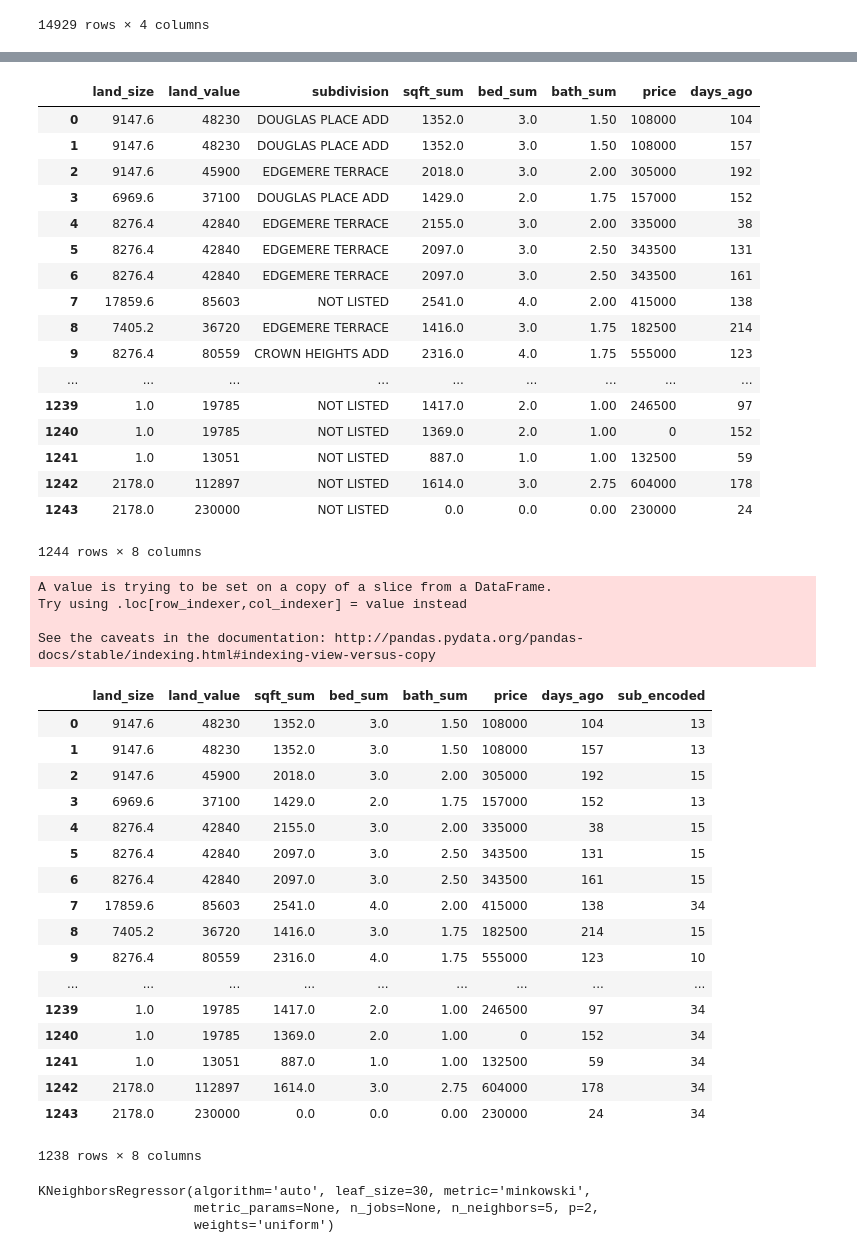
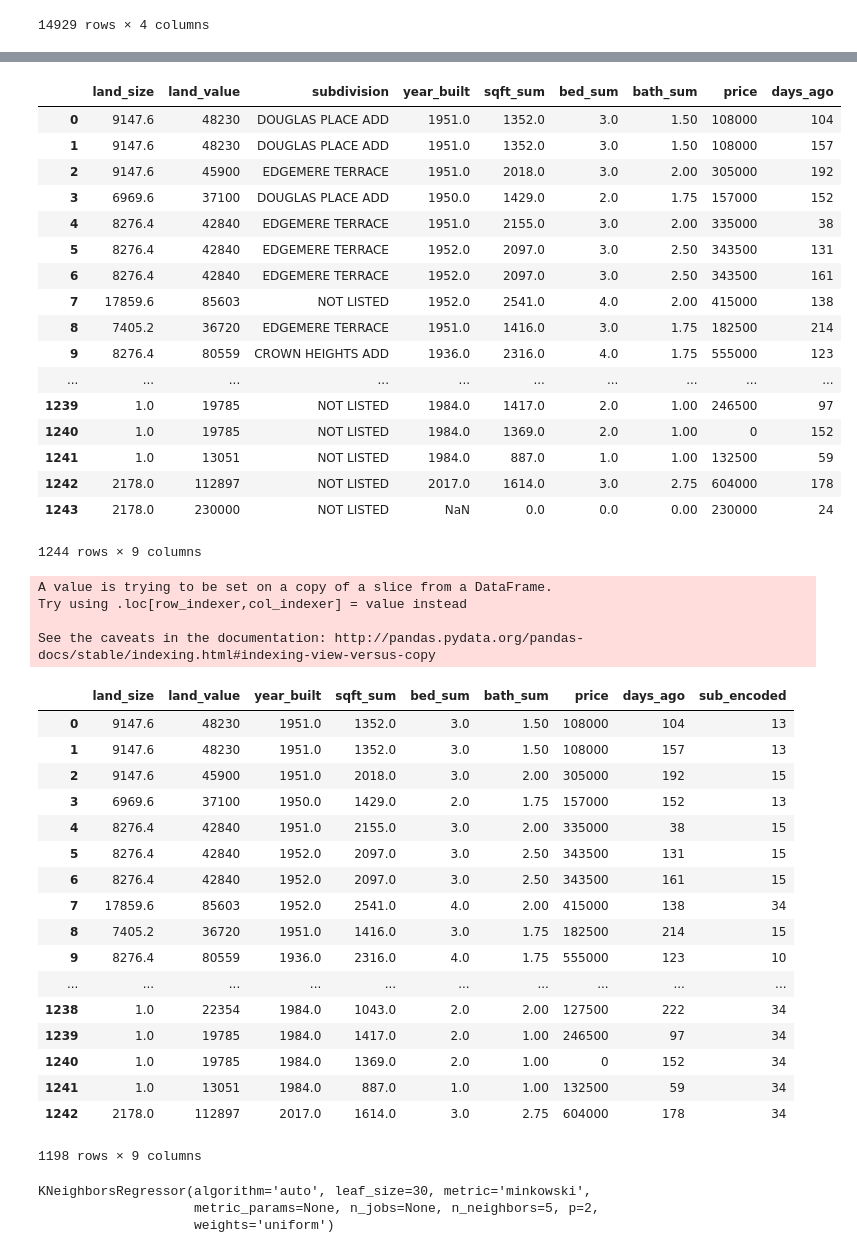
Before and after one commit to ottinger/apartments_analysis, a Jupyter notebook: housing_price_prediction/housing-price-prediction.ipynb, the cells around one changed output, grey strips where cells are left out. Saved outputs shown, nothing was run; the diff lists cells and outputs as text; code cells hidden in the pictures.

Commit message:
add year built

```diff
--- a/housing_price_prediction/housing-price-prediction.ipynb
+++ b/housing_price_prediction/housing-price-prediction.ipynb
@@ -36,6 +36,8 @@ rp_df['bed_sum'] = combined_df.replace(-1,0).groupby(['account_number'])['bedroo
 rp_df['bath_sum'] = combined_df.replace(-1,0).groupby(['account_number'])['full_bathrooms'].sum() +\
     (combined_df.groupby(['account_number'])['three_quarters_bathrooms'].sum() * 0.75) +\
     (combined_df.groupby(['account_number'])['half_bathrooms'].sum() * 0.5)
+rp_df['main_bldg_sqft'] = combined_df.groupby(['account_number'])['sq_ft'].max()
+rp_df['year_built'] = combined_df[combined_df.year_built != -1].groupby(['account_number'])['year_built'].mean()
 
 display(rp_df)
 # %% [output]
@@ -135,26 +137,27 @@ display(merged_df)
 # %%
-new_df = merged_df[['land_size', 'land_value', 'subdivision', 'sqft_sum', 'bed_sum', 'bath_sum', 'price', 'days_ago']]
+included_fields = ['land_size', 'land_value', 'subdivision', 'year_built', 'sqft_sum', 'bed_sum', 'bath_sum', 'price', 'days_ago']
+new_df = merged_df[included_fields]
 
 display(new_df)
 # %% [output]
-|  | land_size | land_value | subdivision | sqft_sum | bed_sum | bath_sum | price | days_ago |
-| 0 | 9147.6 | 48230 | DOUGLAS PLACE ADD | 1352.0 | 3.0 | 1.50 | 108000 | 104 |
-| 1 | 9147.6 | 48230 | DOUGLAS PLACE ADD | 1352.0 | 3.0 | 1.50 | 108000 | 157 |
-| 2 | 9147.6 | 45900 | EDGEMERE TERRACE | 2018.0 | 3.0 | 2.00 | 305000 | 192 |
-| 3 | 6969.6 | 37100 | DOUGLAS PLACE ADD | 1429.0 | 2.0 | 1.75 | 157000 | 152 |
-| 4 | 8276.4 | 42840 | EDGEMERE TERRACE | 2155.0 | 3.0 | 2.00 | 335000 | 38 |
-| 5 | 8276.4 | 42840 | EDGEMERE TERRACE | 2097.0 | 3.0 | 2.50 | 343500 | 131 |
-| 6 | 8276.4 | 42840 | EDGEMERE TERRACE | 2097.0 | 3.0 | 2.50 | 343500 | 161 |
-| 7 | 17859.6 | 85603 | NOT LISTED | 2541.0 | 4.0 | 2.00 | 415000 | 138 |
-| 8 | 7405.2 | 36720 | EDGEMERE TERRACE | 1416.0 | 3.0 | 1.75 | 182500 | 214 |
-| 9 | 8276.4 | 80559 | CROWN HEIGHTS ADD | 2316.0 | 4.0 | 1.75 | 555000 | 123 |
-| ... | ... | ... | ... | ... | ... | ... | ... | ... |
-| 1239 | 1.0 | 19785 | NOT LISTED | 1417.0 | 2.0 | 1.00 | 246500 | 97 |
-| 1240 | 1.0 | 19785 | NOT LISTED | 1369.0 | 2.0 | 1.00 | 0 | 152 |
-| 1241 | 1.0 | 13051 | NOT LISTED | 887.0 | 1.0 | 1.00 | 132500 | 59 |
-| 1242 | 2178.0 | 112897 | NOT LISTED | 1614.0 | 3.0 | 2.75 | 604000 | 178 |
-| 1243 | 2178.0 | 230000 | NOT LISTED | 0.0 | 0.0 | 0.00 | 230000 | 24 |
+|  | land_size | land_value | subdivision | year_built | sqft_sum | bed_sum | bath_sum | price | days_ago |
+| 0 | 9147.6 | 48230 | DOUGLAS PLACE ADD | 1951.0 | 1352.0 | 3.0 | 1.50 | 108000 | 104 |
+| 1 | 9147.6 | 48230 | DOUGLAS PLACE ADD | 1951.0 | 1352.0 | 3.0 | 1.50 | 108000 | 157 |
+| 2 | 9147.6 | 45900 | EDGEMERE TERRACE | 1951.0 | 2018.0 | 3.0 | 2.00 | 305000 | 192 |
+| 3 | 6969.6 | 37100 | DOUGLAS PLACE ADD | 1950.0 | 1429.0 | 2.0 | 1.75 | 157000 | 152 |
+| 4 | 8276.4 | 42840 | EDGEMERE TERRACE | 1951.0 | 2155.0 | 3.0 | 2.00 | 335000 | 38 |
+| 5 | 8276.4 | 42840 | EDGEMERE TERRACE | 1952.0 | 2097.0 | 3.0 | 2.50 | 343500 | 131 |
+| 6 | 8276.4 | 42840 | EDGEMERE TERRACE | 1952.0 | 2097.0 | 3.0 | 2.50 | 343500 | 161 |
+| 7 | 17859.6 | 85603 | NOT LISTED | 1952.0 | 2541.0 | 4.0 | 2.00 | 415000 | 138 |
+| 8 | 7405.2 | 36720 | EDGEMERE TERRACE | 1951.0 | 1416.0 | 3.0 | 1.75 | 182500 | 214 |
+| 9 | 8276.4 | 80559 | CROWN HEIGHTS ADD | 1936.0 | 2316.0 | 4.0 | 1.75 | 555000 | 123 |
+| ... | ... | ... | ... | ... | ... | ... | ... | ... | ... |
+| 1239 | 1.0 | 19785 | NOT LISTED | 1984.0 | 1417.0 | 2.0 | 1.00 | 246500 | 97 |
+| 1240 | 1.0 | 19785 | NOT LISTED | 1984.0 | 1369.0 | 2.0 | 1.00 | 0 | 152 |
+| 1241 | 1.0 | 13051 | NOT LISTED | 1984.0 | 887.0 | 1.0 | 1.00 | 132500 | 59 |
+| 1242 | 2178.0 | 112897 | NOT LISTED | 2017.0 | 1614.0 | 3.0 | 2.75 | 604000 | 178 |
+| 1243 | 2178.0 | 230000 | NOT LISTED | NaN | 0.0 | 0.0 | 0.00 | 230000 | 24 |
-1244 rows × 8 columns
+1244 rows × 9 columns
 # %%
 from sklearn.model_selection import train_test_split
 from sklearn import preprocessing
@@ -164,7 +167,7 @@ new_df['sub_encoded'] = le.fit_transform(new_df['subdivision'])
 new_df = new_df.drop(columns=['subdivision']).dropna()
 display(new_df)
 
-X = new_df[['land_size', 'land_value', 'sub_encoded', 'sqft_sum', 'bed_sum', 'bath_sum', 'days_ago']]
+X = new_df[[x for x in new_df.columns if x != 'price']]
 y = new_df['price']
 
 X_train, X_test, y_train, y_test = train_test_split(X, y, random_state=0)
@@ -173,24 +176,24 @@ A value is trying to be set on a copy of a slice from a DataFrame.
 Try using .loc[row_indexer,col_indexer] = value instead
 
 See the caveats in the documentation: http://pandas.pydata.org/pandas-docs/stable/indexing.html#indexing-view-versus-copy
-|  | land_size | land_value | sqft_sum | bed_sum | bath_sum | price | days_ago | sub_encoded |
-| 0 | 9147.6 | 48230 | 1352.0 | 3.0 | 1.50 | 108000 | 104 | 13 |
-| 1 | 9147.6 | 48230 | 1352.0 | 3.0 | 1.50 | 108000 | 157 | 13 |
-| 2 | 9147.6 | 45900 | 2018.0 | 3.0 | 2.00 | 305000 | 192 | 15 |
-| 3 | 6969.6 | 37100 | 1429.0 | 2.0 | 1.75 | 157000 | 152 | 13 |
-| 4 | 8276.4 | 42840 | 2155.0 | 3.0 | 2.00 | 335000 | 38 | 15 |
-| 5 | 8276.4 | 42840 | 2097.0 | 3.0 | 2.50 | 343500 | 131 | 15 |
-| 6 | 8276.4 | 42840 | 2097.0 | 3.0 | 2.50 | 343500 | 161 | 15 |
-| 7 | 17859.6 | 85603 | 2541.0 | 4.0 | 2.00 | 415000 | 138 | 34 |
-| 8 | 7405.2 | 36720 | 1416.0 | 3.0 | 1.75 | 182500 | 214 | 15 |
-| 9 | 8276.4 | 80559 | 2316.0 | 4.0 | 1.75 | 555000 | 123 | 10 |
-| ... | ... | ... | ... | ... | ... | ... | ... | ... |
-| 1239 | 1.0 | 19785 | 1417.0 | 2.0 | 1.00 | 246500 | 97 | 34 |
-| 1240 | 1.0 | 19785 | 1369.0 | 2.0 | 1.00 | 0 | 152 | 34 |
-| 1241 | 1.0 | 13051 | 887.0 | 1.0 | 1.00 | 132500 | 59 | 34 |
-| 1242 | 2178.0 | 112897 | 1614.0 | 3.0 | 2.75 | 604000 | 178 | 34 |
-| 1243 | 2178.0 | 230000 | 0.0 | 0.0 | 0.00 | 230000 | 24 | 34 |
+|  | land_size | land_value | year_built | sqft_sum | bed_sum | bath_sum | price | days_ago | sub_encoded |
+| 0 | 9147.6 | 48230 | 1951.0 | 1352.0 | 3.0 | 1.50 | 108000 | 104 | 13 |
+| 1 | 9147.6 | 48230 | 1951.0 | 1352.0 | 3.0 | 1.50 | 108000 | 157 | 13 |
+| 2 | 9147.6 | 45900 | 1951.0 | 2018.0 | 3.0 | 2.00 | 305000 | 192 | 15 |
+| 3 | 6969.6 | 37100 | 1950.0 | 1429.0 | 2.0 | 1.75 | 157000 | 152 | 13 |
+| 4 | 8276.4 | 42840 | 1951.0 | 2155.0 | 3.0 | 2.00 | 335000 | 38 | 15 |
+| 5 | 8276.4 | 42840 | 1952.0 | 2097.0 | 3.0 | 2.50 | 343500 | 131 | 15 |
+| 6 | 8276.4 | 42840 | 1952.0 | 2097.0 | 3.0 | 2.50 | 343500 | 161 | 15 |
+| 7 | 17859.6 | 85603 | 1952.0 | 2541.0 | 4.0 | 2.00 | 415000 | 138 | 34 |
+| 8 | 7405.2 | 36720 | 1951.0 | 1416.0 | 3.0 | 1.75 | 182500 | 214 | 15 |
+| 9 | 8276.4 | 80559 | 1936.0 | 2316.0 | 4.0 | 1.75 | 555000 | 123 | 10 |
+| ... | ... | ... | ... | ... | ... | ... | ... | ... | ... |
+| 1238 | 1.0 | 22354 | 1984.0 | 1043.0 | 2.0 | 2.00 | 127500 | 222 | 34 |
+| 1239 | 1.0 | 19785 | 1984.0 | 1417.0 | 2.0 | 1.00 | 246500 | 97 | 34 |
+| 1240 | 1.0 | 19785 | 1984.0 | 1369.0 | 2.0 | 1.00 | 0 | 152 | 34 |
+| 1241 | 1.0 | 13051 | 1984.0 | 887.0 | 1.0 | 1.00 | 132500 | 59 | 34 |
+| 1242 | 2178.0 | 112897 | 2017.0 | 1614.0 | 3.0 | 2.75 | 604000 | 178 | 34 |
-1238 rows × 8 columns
+1198 rows × 9 columns
 # %%
 from sklearn.neighbors import KNeighborsRegressor
 knn = KNeighborsRegressor(n_neighbors=5)
```
Also changed, not shown: parts of 10 cells of this notebook.
